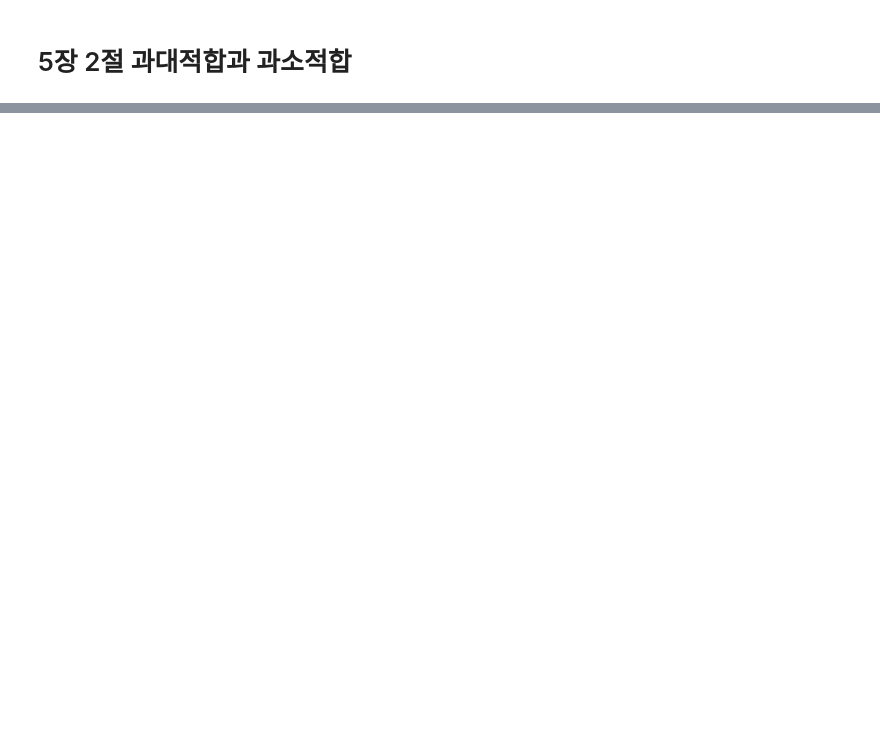
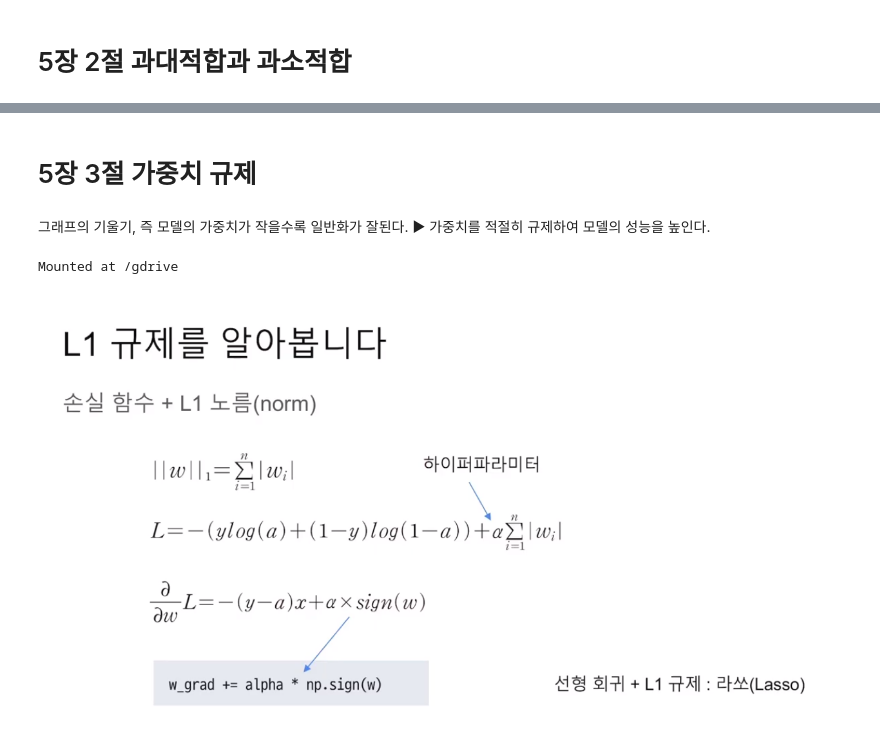
Before and after one commit to nejukmaster/Do-it-ML, a Jupyter notebook: 5장 훈련 최적화.ipynb, the cells around one changed output, grey strips where cells are left out. Cells and saved outputs as stored; diff of their text form; code cells hidden in the pictures; blank space fills up the shorter version.

Commit message:
Colaboratory를 통해 생성됨

```diff
--- a/5장 훈련 최적화.ipynb
+++ b/5장 훈련 최적화.ipynb
@@ -273,0 +275,15 @@ plt.show()
+# %% [markdown]
+# 5장 3절 가중치 규제
+# %% [markdown]
+그래프의 기울기, 즉 모델의 가중치가 작을수록 일반화가 잘된다. ▶ 가중치를 적절히 규제하여 모델의 성능을 높인다.
+# %%
+from google.colab import drive
+from IPython.display import Image
+drive.mount('/gdrive', force_remount=True)
+# %% [output]
+Mounted at /gdrive
+# %%
+Image('/gdrive/My Drive/Colab Notebooks/Images/L1규제.png')
+#밑에서 하이퍼 파라미터는 모델에서 인자로 받아 사용자가 직접 설정하는 값을 의미한다.
+# %% [output]
+[figure, added]
```
Also changed, not shown: parts of 4 cells of this notebook.
